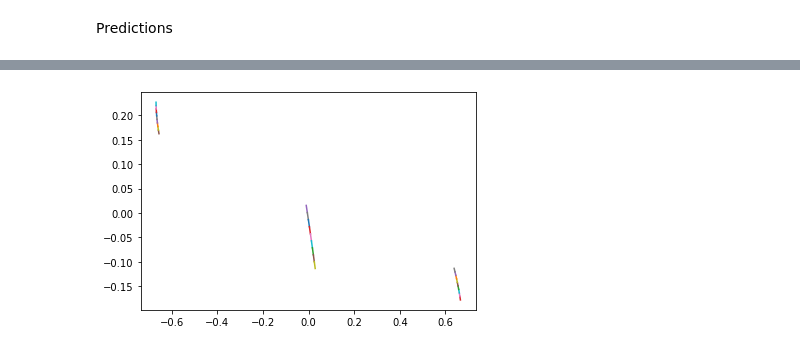
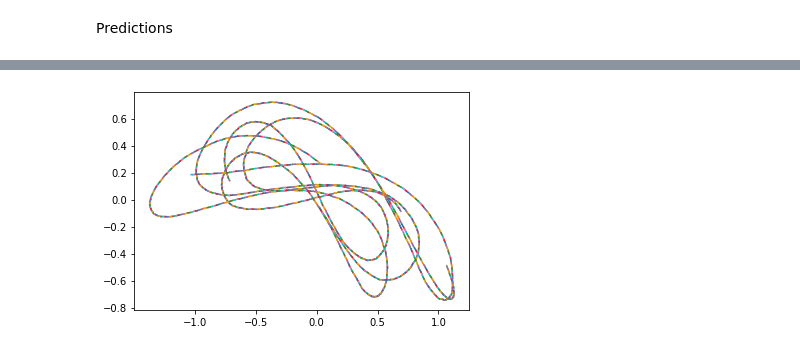
Before and after one commit to tuphr2234/ChaosPrediction, a Jupyter notebook: ThreeBodySimulation_(3).ipynb, the cells around one changed output, grey strips where cells are left out. Cells and saved outputs as stored; diff of their text form; code cells hidden in the pictures.

```diff
--- a/ThreeBodySimulation_(3).ipynb
+++ b/ThreeBodySimulation_(3).ipynb
@@ -368,0 +376,5 @@ print(math.sqrt(mean_squared_error(test[windowSizeX:],predictions)))
+# %%
+predictions = model.predict(X_train[-1:])
+predictions=predictions.squeeze()
+predictions.shape
+print(math.sqrt(mean_squared_error(predictions,val)))
@@ -404 +414,3 @@ array([-0.00015201,  0.00925076, -0.00118435, -0.01178099,  0.00141039,
+# %%
+actualPredictions = postprocess(simulation1[len(X_train)+windowSizeX-1],predictions)
 # %%
@@ -434,4 +441,5 @@ drawSimulation(simulation1[len(X_train)+windowSizeX+1:len(X_train)+windowSizeX+1
-# %%
-drawSimulation(listOfPredictionsTrue[0:10])
-# %% [output]
-[figure, removed]
+# %%
+#drawSimulation(listOfPredictionsTrue[1:30])
+drawSimulation(actualPredictions)
+# %% [output]
+[figure, added]
```
Also changed, not shown: parts of 15 cells of this notebook.
